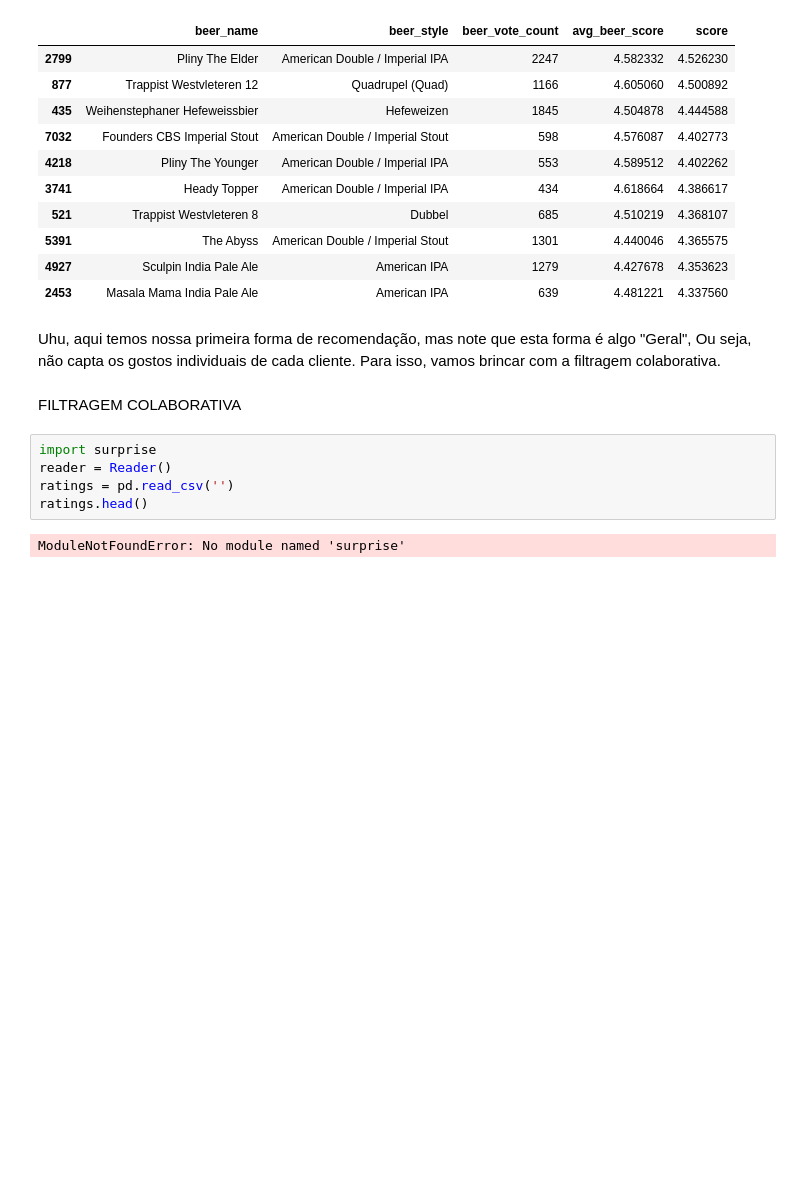
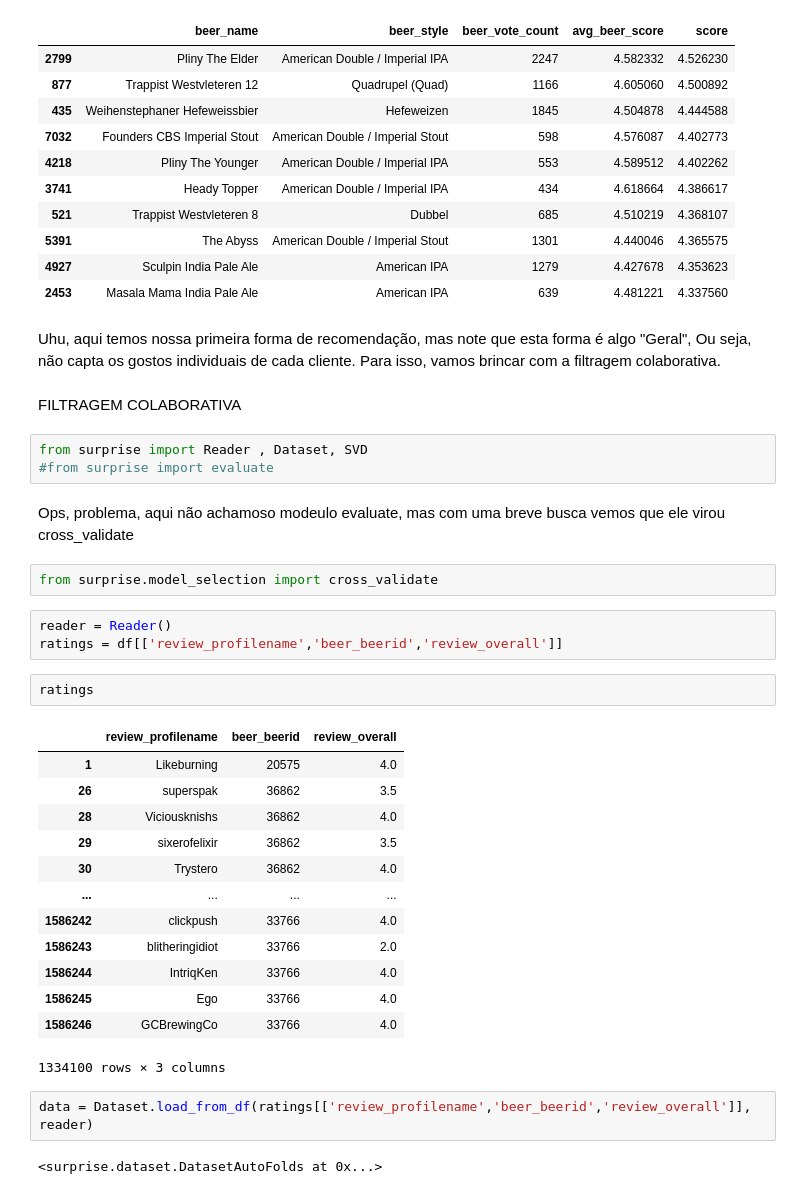
Before and after one commit to arturnovais/pad-recomendacao2023, a Jupyter notebook: pad.ipynb, the cells around one changed output. Saved outputs shown, nothing was run; the diff lists cells and outputs as text; blank space fills up the shorter version.

```diff
--- a/pad.ipynb
+++ b/pad.ipynb
@@ -551,10 +551,33 @@ Uhu, aqui temos nossa primeira forma de recomendação, mas note que esta forma
 Para isso, vamos brincar com a filtragem colaborativa.
 # %% [markdown]
 FILTRAGEM COLABORATIVA
-# %%
-import surprise
-reader = Reader()
-ratings = pd.read_csv('')
-ratings.head()
-# %% [output]
-ModuleNotFoundError: No module named 'surprise'
+# %%
+from surprise import Reader , Dataset, SVD
+#from surprise import evaluate
+# %% [markdown]
+Ops, problema, aqui não achamoso modeulo evaluate, mas com uma breve busca vemos que ele virou cross_validate
+# %%
+from surprise.model_selection import cross_validate
+# %%
+reader = Reader()
+ratings = df[['review_profilename','beer_beerid','review_overall']]
+# %%
+ratings
+# %% [output]
+|  | review_profilename | beer_beerid | review_overall |
+| 1 | Likeburning | 20575 | 4.0 |
+| 26 | superspak | 36862 | 3.5 |
+| 28 | Viciousknishs | 36862 | 4.0 |
+| 29 | sixerofelixir | 36862 | 3.5 |
+| 30 | Trystero | 36862 | 4.0 |
+| ... | ... | ... | ... |
+| 1586242 | clickpush | 33766 | 4.0 |
+| 1586243 | blitheringidiot | 33766 | 2.0 |
+| 1586244 | IntriqKen | 33766 | 4.0 |
+| 1586245 | Ego | 33766 | 4.0 |
+| 1586246 | GCBrewingCo | 33766 | 4.0 |
+1334100 rows × 3 columns
+# %%
+data = Dataset.load_from_df(ratings[['review_profilename','beer_beerid','review_overall']], reader)
+# %% [output]
+<surprise.dataset.DatasetAutoFolds at 0x...>
```
Also changed, not shown: parts of 5 cells of this notebook.
